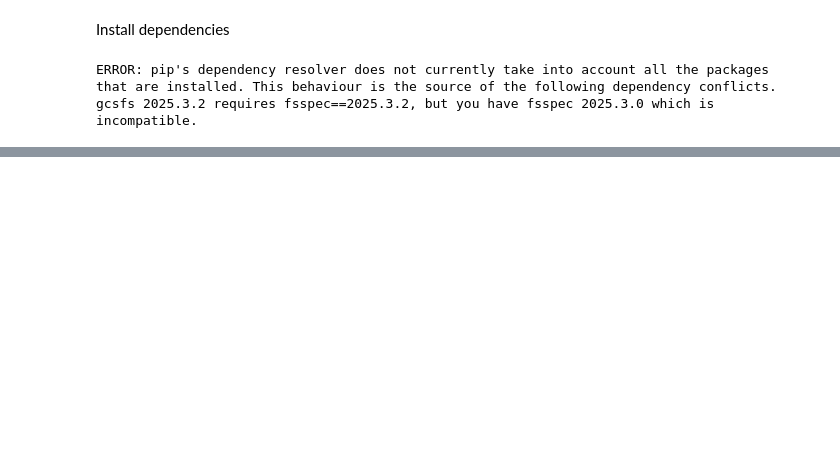
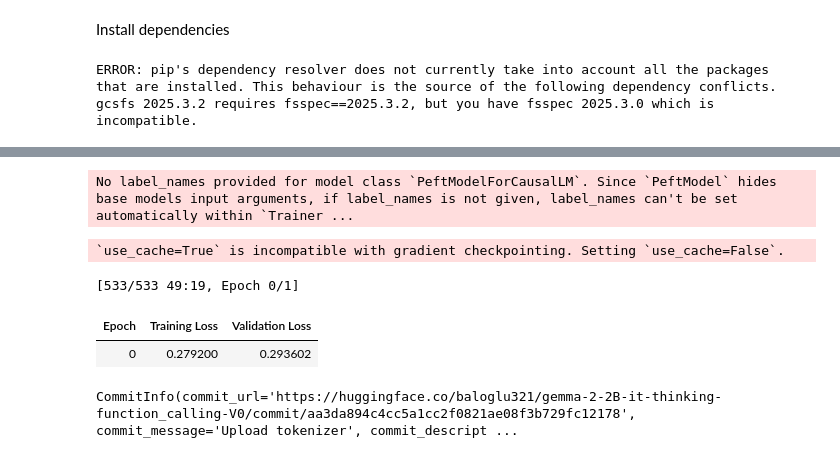
Before and after one commit to baloglu321/LLM-s, a Jupyter notebook: fine_tune/Fine_tune_with_lora.ipynb, the cells around one changed output, grey strips where cells are left out. Drawn from its saved outputs; the diff is of its cells as text; code cells hidden in the pictures; blank space fills up the shorter version.

```diff
--- a/fine_tune/Fine_tune_with_lora.ipynb
+++ b/fine_tune/Fine_tune_with_lora.ipynb
@@ -57,3 +57,7 @@ def preprocess(sample):
 
 dataset = load_dataset(dataset_name)
 dataset = dataset.rename_column("conversations", "messages")
+# %%
+dataset = dataset.map(preprocess, remove_columns="messages")
+dataset = dataset["train"].train_test_split(0.1)
+print(dataset)
@@ -59,0 +150,16 @@ dataset = dataset.rename_column("conversations", "messages")
+# %%
+from peft import LoraConfig
+
+# TODO: Configure LoRA parameters
+# r: rank dimension for LoRA update matrices (smaller = more compression)
+rank_dimension = 16
+# lora_alpha: scaling factor for LoRA layers (higher = stronger adaptation)
+lora_alpha = 64
+# lora_dropout: dropout probability for LoRA layers (helps prevent overfitting)
+lora_dropout = 0.05
+
+peft_config = LoraConfig(r=rank_dimension,
+                         lora_alpha=lora_alpha,
+                         lora_dropout=lora_dropout,
+                         target_modules=["gate_proj","q_proj","lm_head","o_proj","k_proj","embed_tokens","down_proj","up_proj","v_proj"], # wich layer in the transformers do we target ?
+                         task_type=TaskType.CAUSAL_LM)
@@ -59,0 +204,26 @@ dataset = dataset.rename_column("conversations", "messages")
+# %%
+trainer = SFTTrainer(
+    model=model,
+    args=training_arguments,
+    train_dataset=dataset["train"],
+    eval_dataset=dataset["test"],
+    processing_class=tokenizer,
+    peft_config=peft_config,
+)
+# %% [output]
+No label_names provided for model class `PeftModelForCausalLM`. Since `PeftModel` hides base models input arguments, if label_names is not given, label_names can't be set automatically within `Trainer ...
+# %%
+trainer.train()
+trainer.save_model()
+# %% [output]
+`use_cache=True` is incompatible with gradient checkpointing. Setting `use_cache=False`.
+[533/533 49:19, Epoch 0/1]
+| Epoch | Training Loss | Validation Loss |
+| 0 | 0.279200 | 0.293602 |
+# %%
+os.environ['HF_TOKEN_all']=userdata.get('HF_TOKEN')
+trainer.push_to_hub(f"{username}/{output_dir}",token=os.environ['HF_TOKEN_all'])
+tokenizer.eos_token = "<eos>"
+tokenizer.push_to_hub(f"{username}/{output_dir}", token=os.environ['HF_TOKEN_all'])
+# %% [output]
+CommitInfo(commit_url='https://huggingface.co/baloglu321/gemma-2-2B-it-thinking-function_calling-V0/commit/aa3da894c4cc5a1cc2f0821ae08f3b729fc12178', commit_message='Upload tokenizer', commit_descript ...
```
Also changed, not shown: parts of 8 cells of this notebook.
